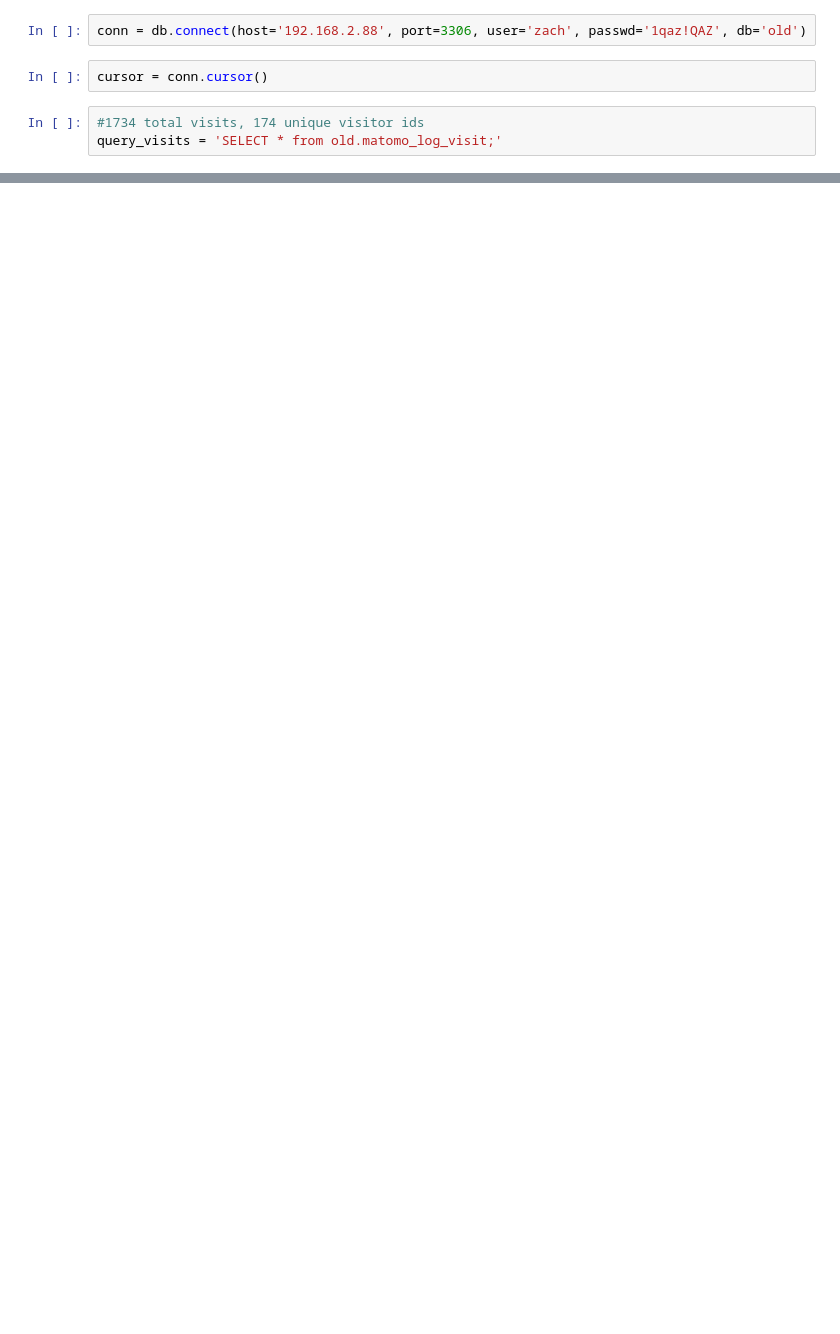
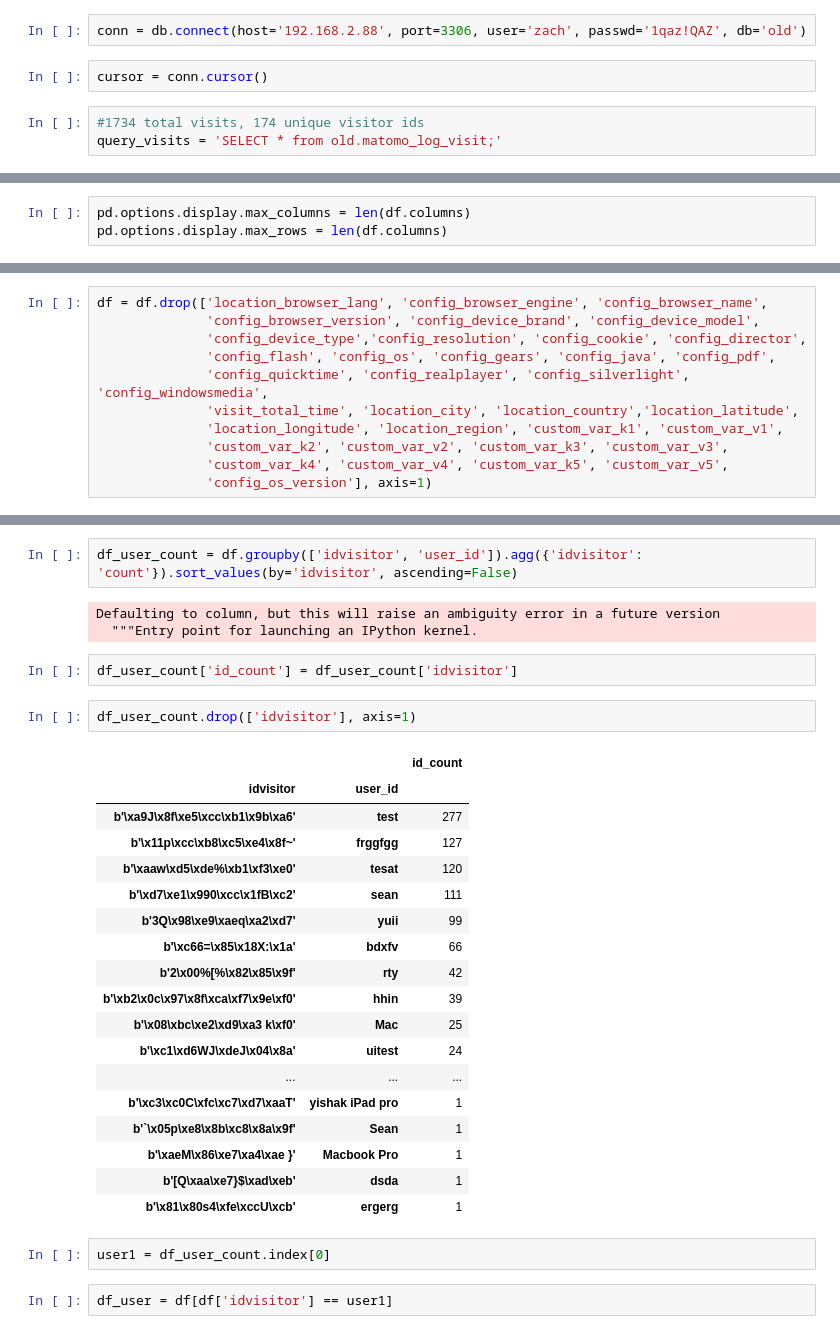
Before and after one commit to zacharyclement/machineLearningFunctions, a Jupyter notebook: databases/analytics_log_visit.ipynb, the cells around one changed output, grey strips where cells are left out. Drawn from its saved outputs; the diff is of its cells as text; blank space fills up the shorter version.

```diff
--- a/databases/analytics_log_visit.ipynb
+++ b/databases/analytics_log_visit.ipynb
@@ -34,0 +17,3 @@ df_visits
+# %%
+pd.options.display.max_columns = len(df.columns)
+pd.options.display.max_rows = len(df.columns)
@@ -34,0 +47,11 @@ df_visits
+# %%
+df = df.drop(['location_browser_lang', 'config_browser_engine', 'config_browser_name',
+              'config_browser_version', 'config_device_brand', 'config_device_model',
+              'config_device_type','config_resolution', 'config_cookie', 'config_director',
+              'config_flash', 'config_os', 'config_gears', 'config_java', 'config_pdf',
+              'config_quicktime', 'config_realplayer', 'config_silverlight', 'config_windowsmedia',
+              'visit_total_time', 'location_city', 'location_country','location_latitude',
+              'location_longitude', 'location_region', 'custom_var_k1', 'custom_var_v1',
+              'custom_var_k2', 'custom_var_v2', 'custom_var_k3', 'custom_var_v3',
+              'custom_var_k4', 'custom_var_v4', 'custom_var_k5', 'custom_var_v5',
+              'config_os_version'], axis=1)
@@ -34,0 +132,32 @@ df_visits
+# %%
+df_user_count = df.groupby(['idvisitor', 'user_id']).agg({'idvisitor': 'count'}).sort_values(by='idvisitor', ascending=False)
+# %% [output]
+Defaulting to column, but this will raise an ambiguity error in a future version
+  """Entry point for launching an IPython kernel.
+# %%
+df_user_count['id_count'] = df_user_count['idvisitor']
+# %%
+df_user_count.drop(['idvisitor'], axis=1)
+# %% [output]
+|  |  | id_count |
+| idvisitor | user_id |  |
+| b'\xa9J\x8f\xe5\xcc\xb1\x9b\xa6' | test | 277 |
+| b'\x11p\xcc\xb8\xc5\xe4\x8f~' | frggfgg | 127 |
+| b'\xaaw\xd5\xde%\xb1\xf3\xe0' | tesat | 120 |
+| b'\xd7\xe1\x990\xcc\x1fB\xc2' | sean | 111 |
+| b'3Q\x98\xe9\xaeq\xa2\xd7' | yuii | 99 |
+| b'\xc66=\x85\x18X:\x1a' | bdxfv | 66 |
+| b'2\x00%[%\x82\x85\x9f' | rty | 42 |
+| b'\xb2\x0c\x97\x8f\xca\xf7\x9e\xf0' | hhin | 39 |
+| b'\x08\xbc\xe2\xd9\xa3 k\xf0' | Mac | 25 |
+| b'\xc1\xd6WJ\xdeJ\x04\x8a' | uitest | 24 |
+| ... | ... | ... |
+| b'\xc3\xc0C\xfc\xc7\xd7\xaaT' | yishak iPad pro | 1 |
+| b'`\x05p\xe8\x8b\xc8\x8a\x9f' | Sean | 1 |
+| b'\xaeM\x86\xe7\xa4\xae }' | Macbook Pro | 1 |
+| b'[Q\xaa\xe7}$\xad\xeb' | dsda | 1 |
+| b'\x81\x80s4\xfe\xccU\xcb' | ergerg | 1 |
+# %%
+user1 = df_user_count.index[0]
+# %%
+df_user = df[df['idvisitor'] == user1]
```
Also changed, not shown: parts of 15 cells of this notebook.
